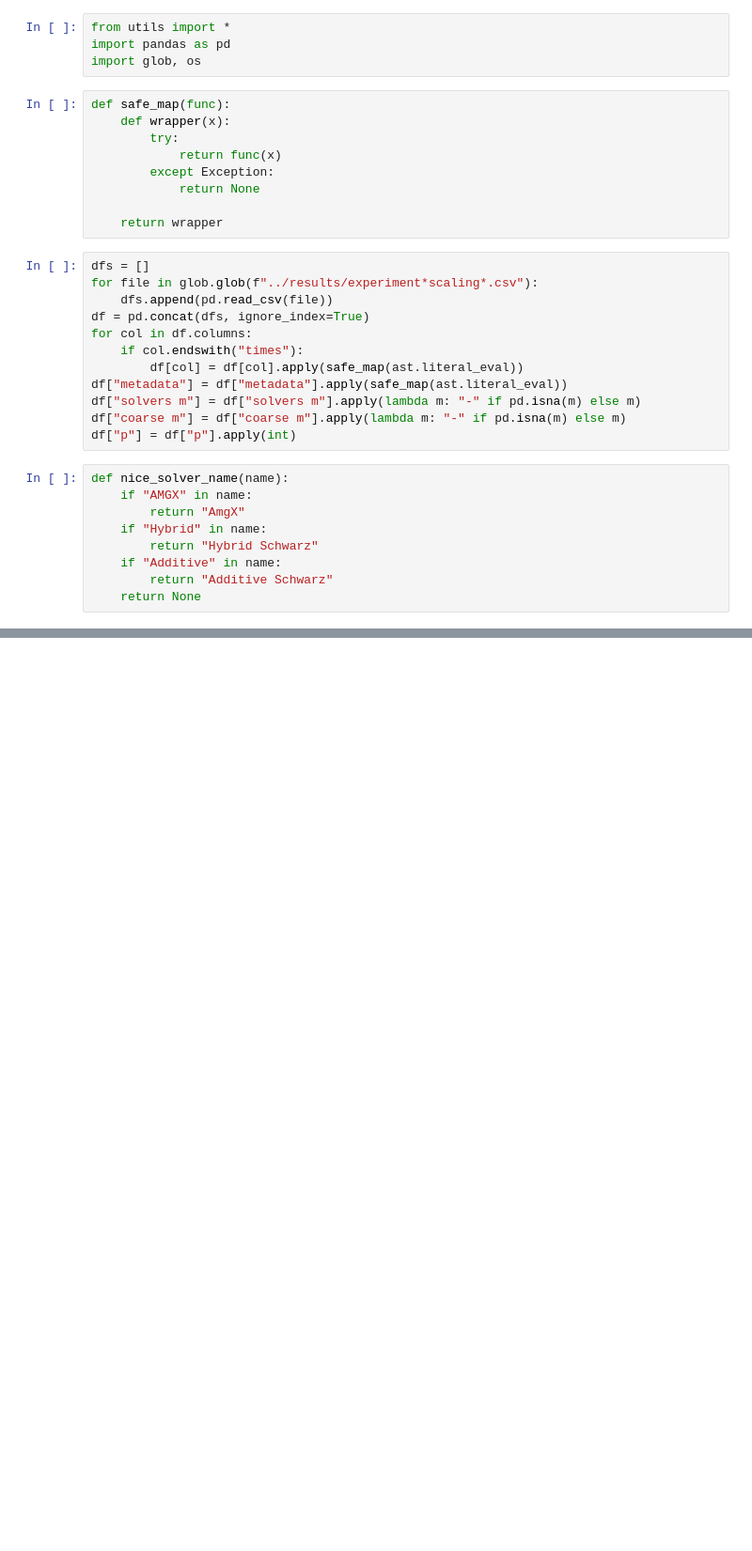
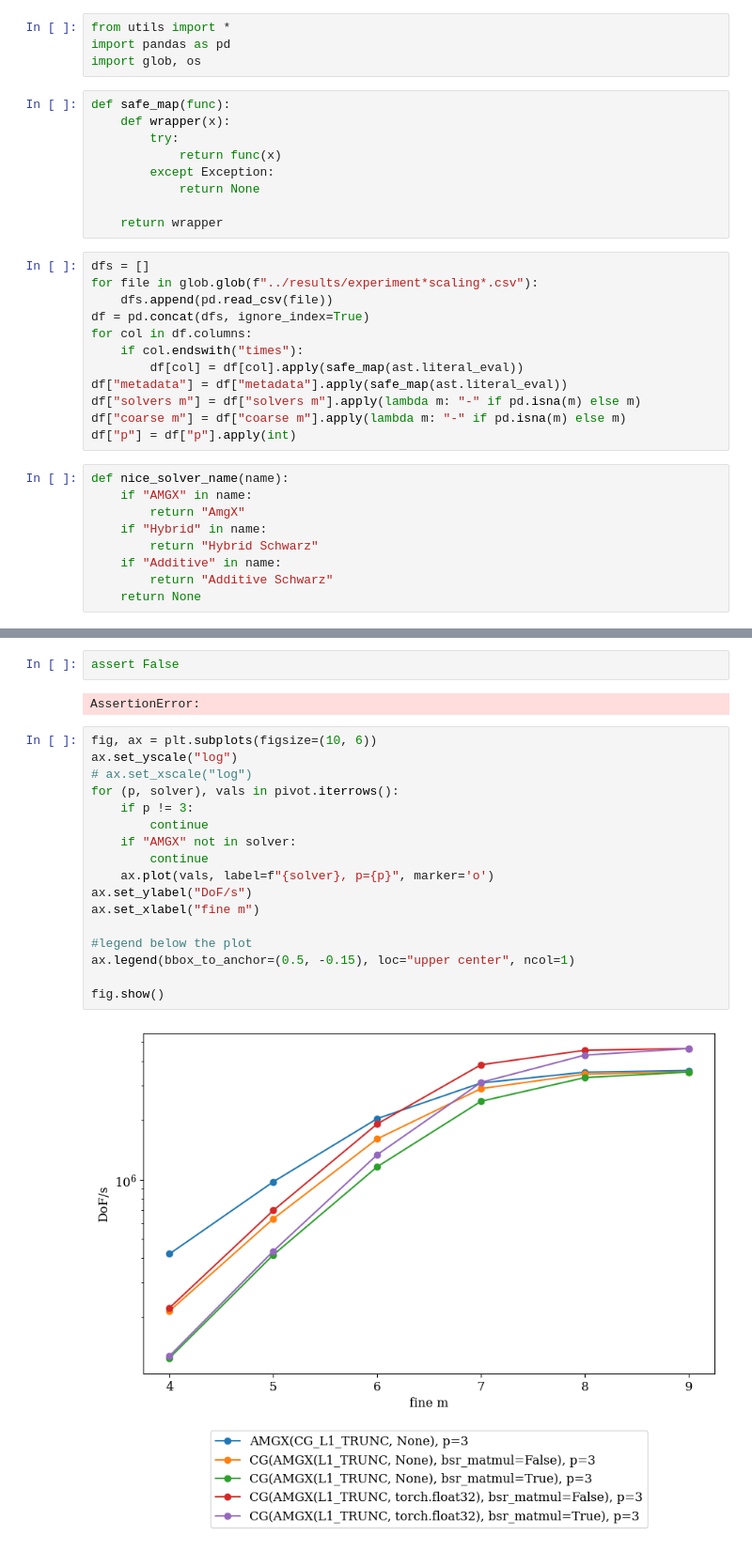
Before and after one commit to mgr0dzicki/dd-solvers, a Jupyter notebook: notebooks/plot_scaling.ipynb, the cells around one changed output, grey strips where cells are left out. Shown: that part at 94% size. Cells and saved outputs as stored; diff of their text form; blank space fills up the shorter version.

```diff
--- a/notebooks/plot_scaling.ipynb
+++ b/notebooks/plot_scaling.ipynb
@@ -87,0 +86,23 @@ fig.show()
+# %%
+assert False
+# %% [output]
+AssertionError:
+# %%
+fig, ax = plt.subplots(figsize=(10, 6))
+ax.set_yscale("log")
+# ax.set_xscale("log")
+for (p, solver), vals in pivot.iterrows():
+    if p != 3:
+        continue
+    if "AMGX" not in solver:
+        continue
+    ax.plot(vals, label=f"{solver}, p={p}", marker='o')
+ax.set_ylabel("DoF/s")
+ax.set_xlabel("fine m")
+
+#legend below the plot
+ax.legend(bbox_to_anchor=(0.5, -0.15), loc="upper center", ncol=1)
+
+fig.show()
+# %% [output]
+[figure, added]
```
Also changed, not shown: parts of 3 cells of this notebook, 3 other files.
